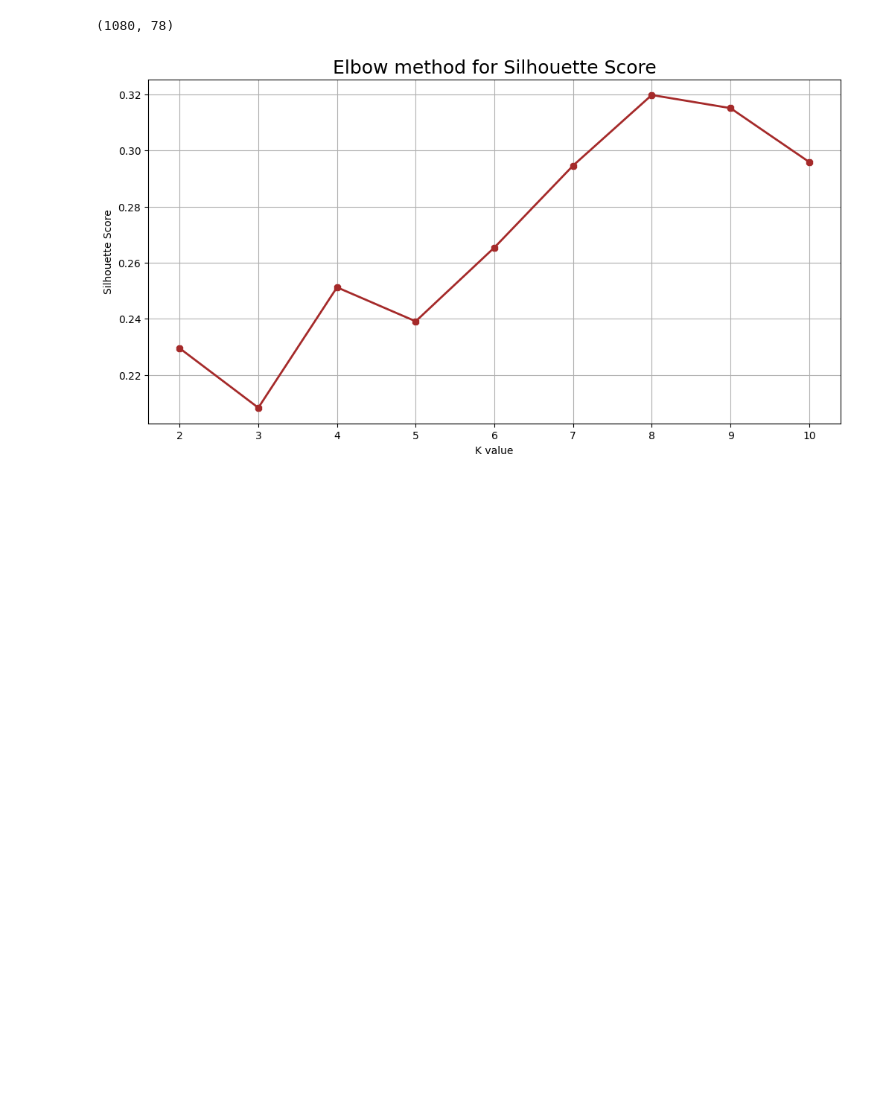
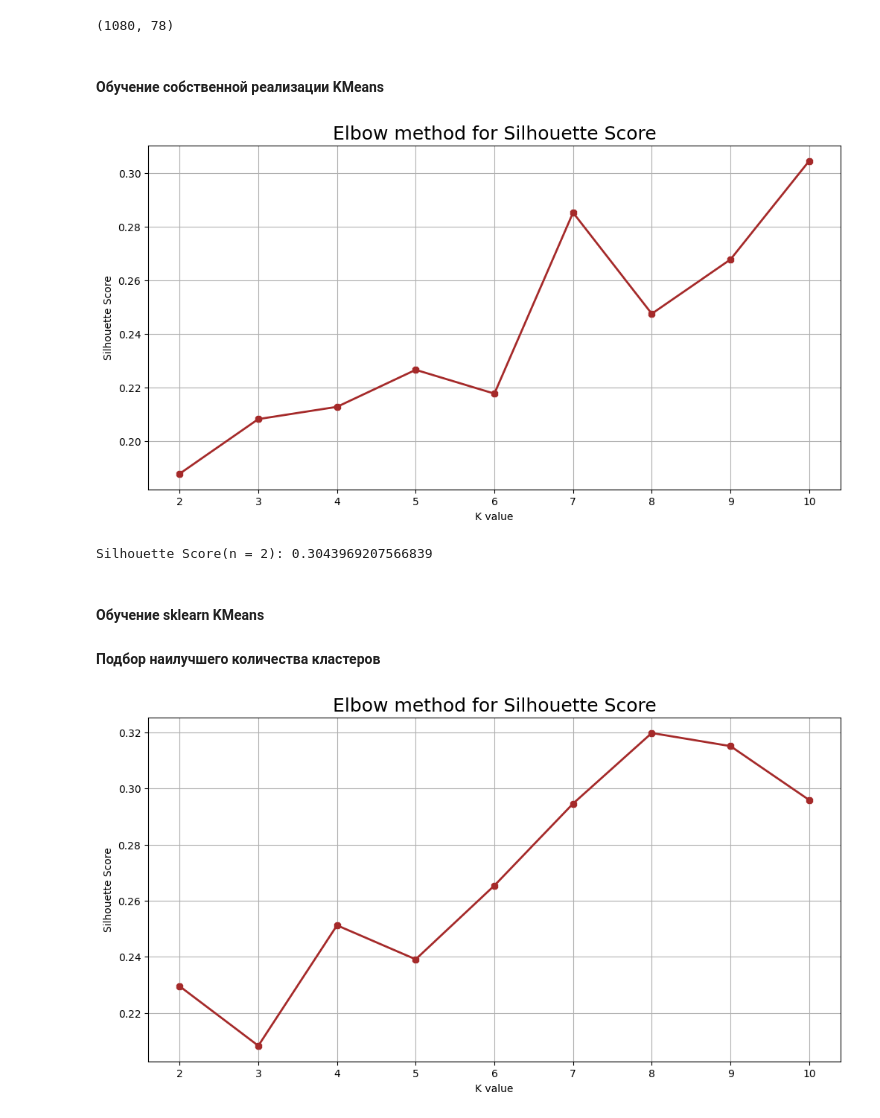
Before and after one commit to katevi/Introduction-to-ML, a Jupyter notebook: lab5/unsupervised_learning.ipynb, the cells around one changed output. Cells and saved outputs as stored; diff of their text form; code cells hidden in the pictures; blank space fills up the shorter version.

Commit message:
Add KMeans impl

```diff
--- a/lab5/unsupervised_learning.ipynb
+++ b/lab5/unsupervised_learning.ipynb
@@ -309,6 +348,37 @@ df_scaled.head()
 df_scaled.shape
 # %% [output]
 (1080, 78)
+# %% [markdown]
+#### Обучение собственной реализации KMeans
+# %%
+from sklearn.metrics import silhouette_score
+
+sil = []
+
+for i in [2,3,4,5,6,7,8,9,10]:
+    km = MyKMeans(K=i, max_iterations=100)
+    km.fit(np.asarray(df_scaled))
+    sil.append(silhouette_score(df_scaled, km.predict(np.asarray(df_scaled))))
+
+plt.figure(figsize=(12,6))
+plt.grid()
+plt.plot([2,3,4,5,6,7,8,9,10], sil, linewidth=2, color='brown', marker = '8')
+plt.xlabel('K value')
+plt.ylabel('Silhouette Score')
+plt.title('Elbow method for Silhouette Score', fontsize=18)
+plt.show()
+# %% [output]
+[figure, added]
+# %%
+my_km = km.predict(df_scaled)
+
+silh_score_1 = silhouette_score(df_scaled, my_km)
+print(f'Silhouette Score(n = 2): {silhouette_score(df_scaled, my_km)}')
+# %% [output]
+Silhouette Score(n = 2): 0.3043969207566839
+# %% [markdown]
+#### Обучение sklearn KMeans
+#### Подбор наилучшего количества кластеров
 # %%
 from sklearn.metrics import silhouette_score
 from sklearn.cluster import KMeans
```
Also changed, not shown: parts of 24 cells of this notebook.
